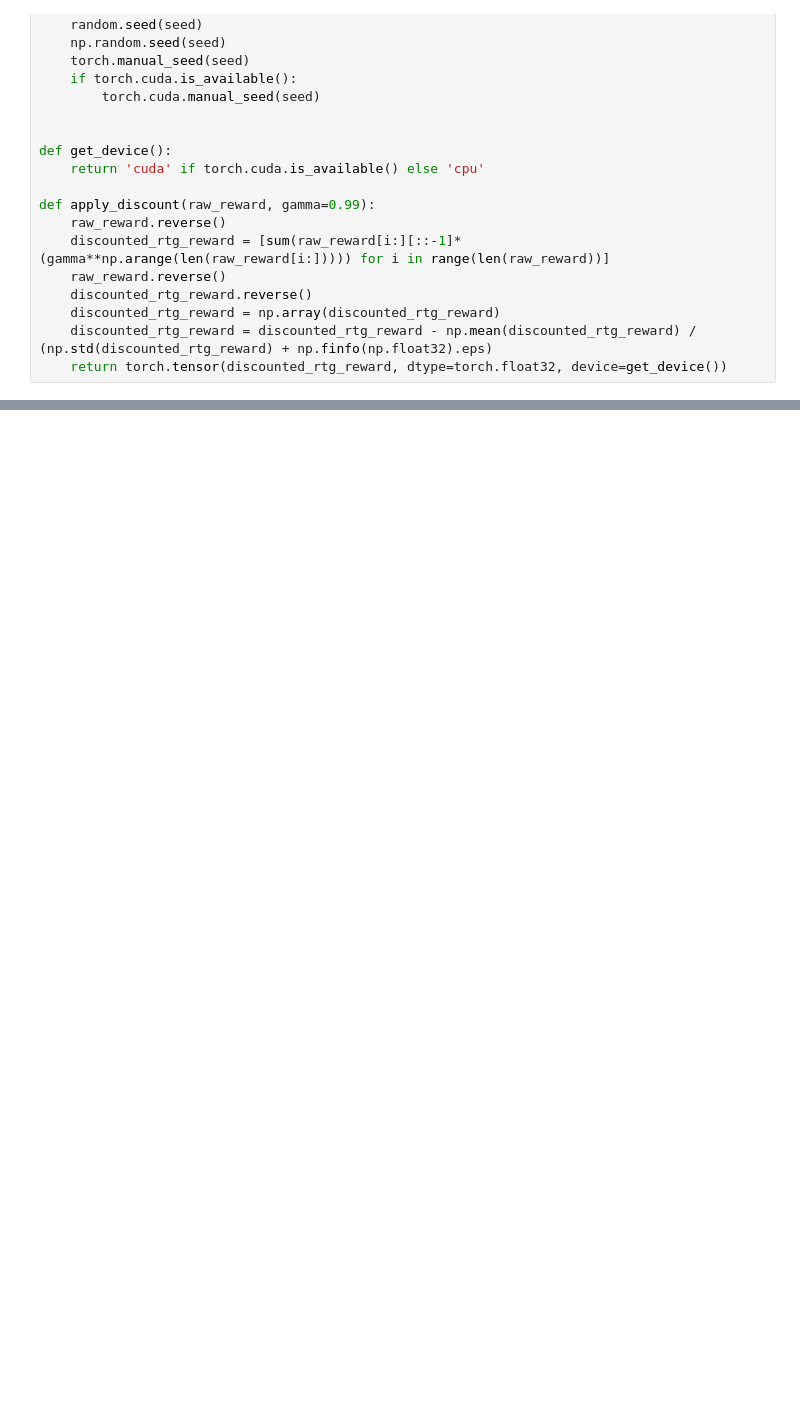
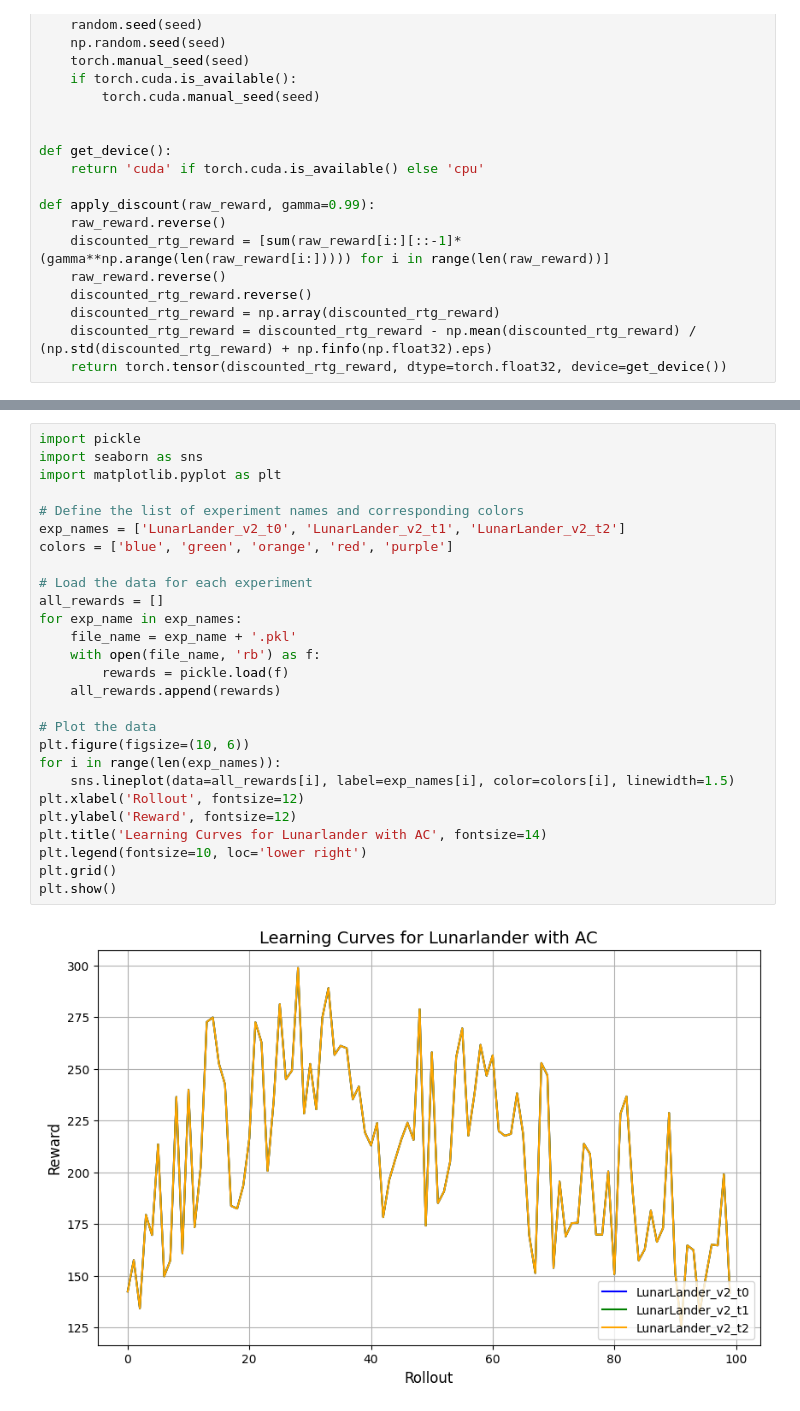
Before and after one commit to Naveyah0607/Assignment2, a Jupyter notebook: AC_Assgnmt2.ipynb, the cells around one changed output, grey strips where cells are left out. Saved outputs shown, nothing was run; the diff lists cells and outputs as text; blank space fills up the shorter version.

```diff
--- a/AC_Assgnmt2.ipynb
+++ b/AC_Assgnmt2.ipynb
@@ -264,0 +347,29 @@ Moviepy - video ready /content/drive/MyDrive/Assgnmt2_AC/LunarLander/rl-video-ep
+# %%
+import pickle
+import seaborn as sns
+import matplotlib.pyplot as plt
+
+# Define the list of experiment names and corresponding colors
+exp_names = ['LunarLander_v2_t0', 'LunarLander_v2_t1', 'LunarLander_v2_t2']
+colors = ['blue', 'green', 'orange', 'red', 'purple']
+
+# Load the data for each experiment
+all_rewards = []
+for exp_name in exp_names:
+    file_name = exp_name + '.pkl'
+    with open(file_name, 'rb') as f:
+        rewards = pickle.load(f)
+    all_rewards.append(rewards)
+
+# Plot the data
+plt.figure(figsize=(10, 6))
+for i in range(len(exp_names)):
+    sns.lineplot(data=all_rewards[i], label=exp_names[i], color=colors[i], linewidth=1.5)
+plt.xlabel('Rollout', fontsize=12)
+plt.ylabel('Reward', fontsize=12)
+plt.title('Learning Curves for Lunarlander with AC', fontsize=14)
+plt.legend(fontsize=10, loc='lower right')
+plt.grid()
+plt.show()
+# %% [output]
+[figure, added]
```
Also changed, not shown: parts of 3 cells of this notebook.
